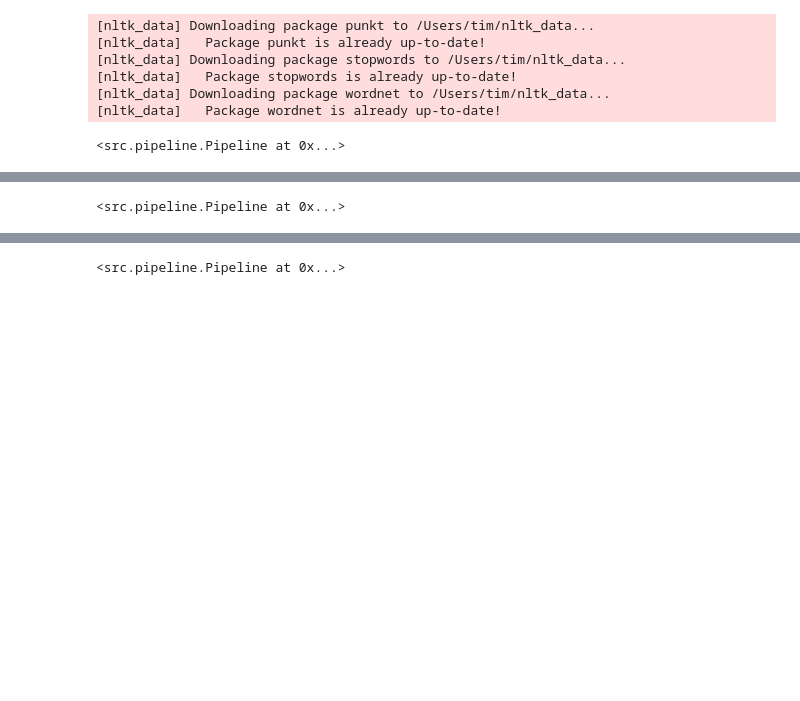
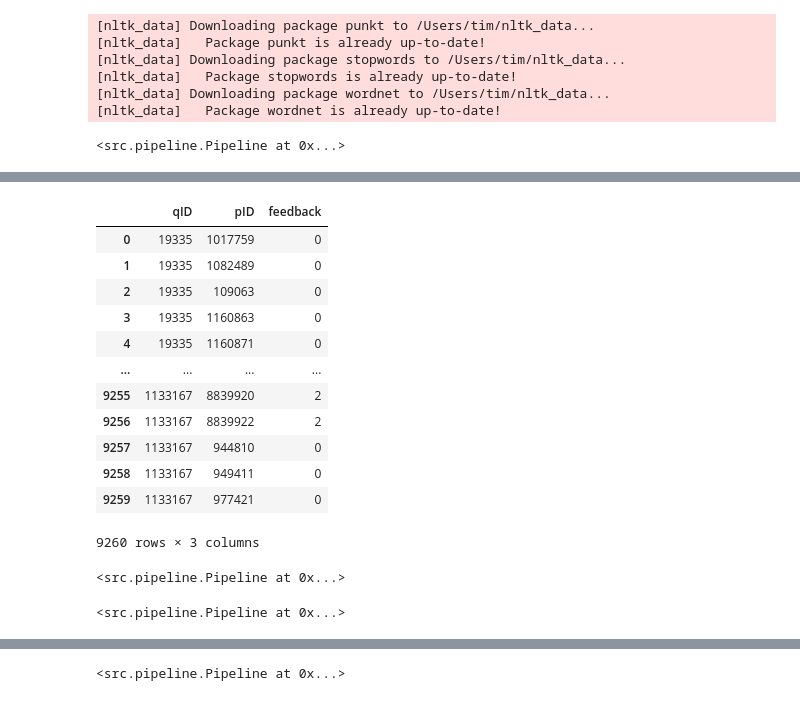
Before and after one commit to tim-grams/Retriever, a Jupyter notebook: notebooks/pipeline.ipynb, the cells around one changed output, grey strips where cells are left out. Saved outputs shown, nothing was run; the diff lists cells and outputs as text; code cells hidden in the pictures; blank space fills up the shorter version.

```diff
--- a/notebooks/pipeline.ipynb
+++ b/notebooks/pipeline.ipynb
@@ -21,4 +74,24 @@ pipeline.setup()
+# %%
+pipeline.qrels
+# %% [output]
+|  | qID | pID | feedback |
+| 0 | 19335 | 1017759 | 0 |
+| 1 | 19335 | 1082489 | 0 |
+| 2 | 19335 | 109063 | 0 |
+| 3 | 19335 | 1160863 | 0 |
+| 4 | 19335 | 1160871 | 0 |
+| ... | ... | ... | ... |
+| 9255 | 1133167 | 8839920 | 2 |
+| 9256 | 1133167 | 8839922 | 2 |
+| 9257 | 1133167 | 944810 | 0 |
+| 9258 | 1133167 | 949411 | 0 |
+| 9259 | 1133167 | 977421 | 0 |
+9260 rows × 3 columns
 # %%
 pipeline.preprocess()
 # %% [output]
 <src.pipeline.Pipeline at 0x...>
+# %%
+pipeline.create_BM25_features()
+# %% [output]
+<src.pipeline.Pipeline at 0x...>
```
Also changed, not shown: parts of 17 cells of this notebook, 8 other files.
